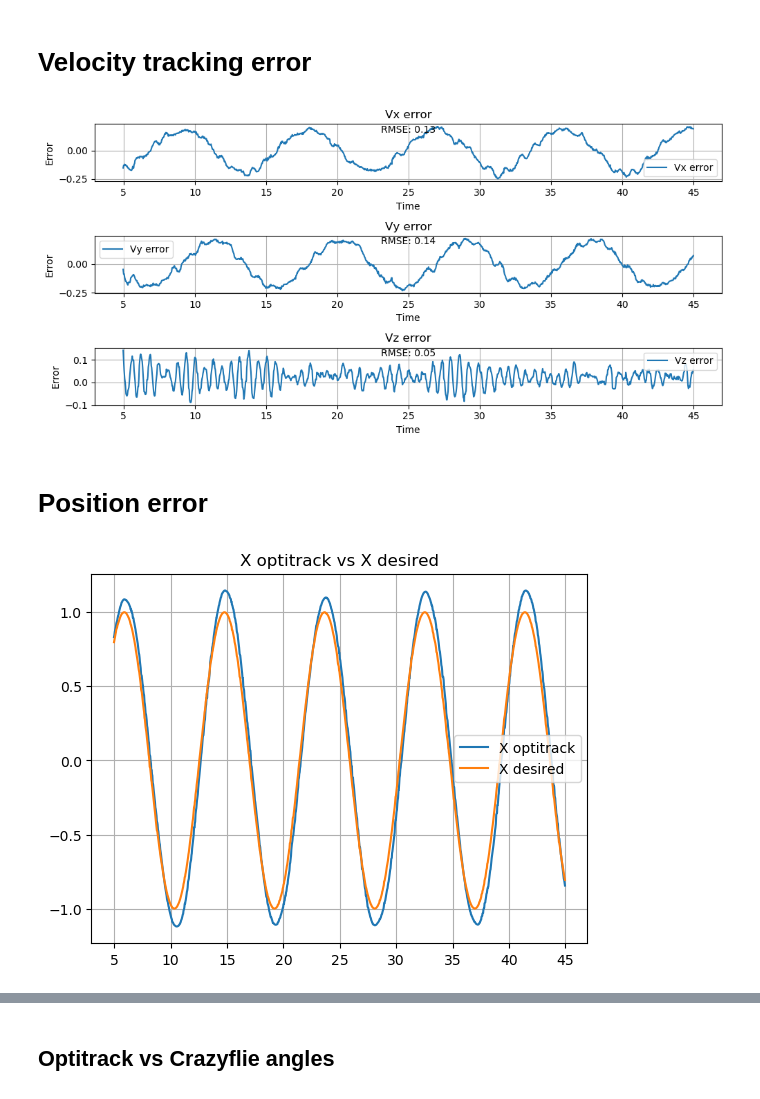
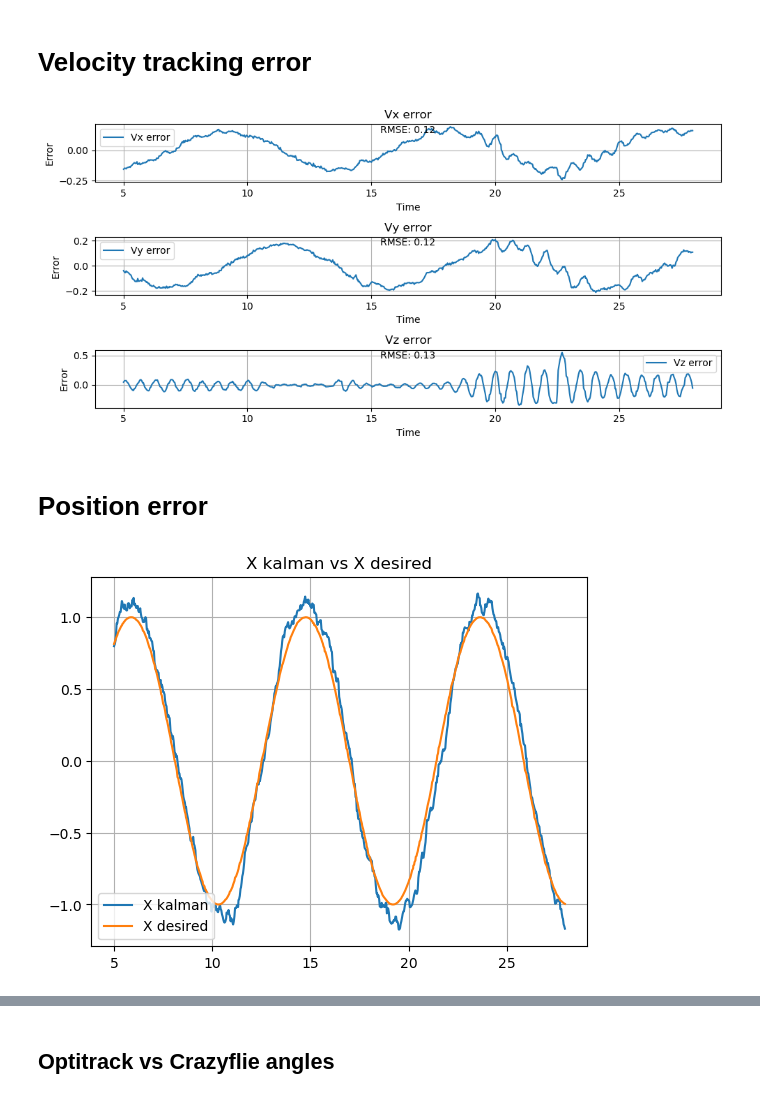
Before and after one commit to LuizMiguelTavares/crazyflie, a Jupyter notebook: crazyflie_controller/src/data/kalman_filter_tests2.ipynb, the cells around one changed output, grey strips where cells are left out. Drawn from its saved outputs; the diff is of its cells as text; code cells hidden in the pictures.

Commit message:
New data collected with the ballanced drone

```diff
--- a/crazyflie_controller/src/data/kalman_filter_tests2.ipynb
+++ b/crazyflie_controller/src/data/kalman_filter_tests2.ipynb
@@ -7,7 +7,7 @@ import numpy as np
 import matplotlib.pyplot as plt
 import tf.transformations as tf
 
-bag = rosbag.Bag('/home/miguel/catkin_ws/src/crazyflie/crazyflie_controller/src/data/True_LQG1_05.bag')
+bag = rosbag.Bag('/home/miguel/catkin_ws/src/crazyflie/crazyflie_controller/src/data/no_balanced_04_vel05.bag')
 
 time = []
 position_kalman = []
@@ -59,7 +59,7 @@ for topic, msg, t in bag.read_messages(topics=['time', 'position_Optitrack', 'po
 
 ## Limit the data between 5 and 25 seconds
 start = 5
-end = 45
+end = 28
 
 len_time = len(time)
 max_time = time[len_time-1]
@@ -255,22 +255,22 @@ plt.grid(True)
 plt.tight_layout()
 plt.show()
 # %% [output]
-[figure, old version]
+[figure, new version]
 # %% [markdown]
 # Position error
 # %%
-position_optitrack = np.array(position_optitrack)
+position_optitrack = np.array(position_kalman)
 desired_position = np.array(desired_position)
 
 plt.figure()
-plt.plot(time, position_optitrack[:,0], label='X optitrack')
+plt.plot(time, position_optitrack[:,0], label='X kalman')
 plt.plot(time, desired_position[:,0], label='X desired')
 plt.legend()
-plt.title('X optitrack vs X desired')
+plt.title('X kalman vs X desired')
 plt.grid(True)
 plt.show()
 # %% [output]
-[figure, old version]
+[figure, new version]
 # %%
 position_error = np.array(position_optitrack) - np.array(desired_position)
 rmse_position = np.sqrt(np.mean(position_error**2, axis=0))
```
Also changed, not shown: parts of 18 cells of this notebook, 30 other files.
